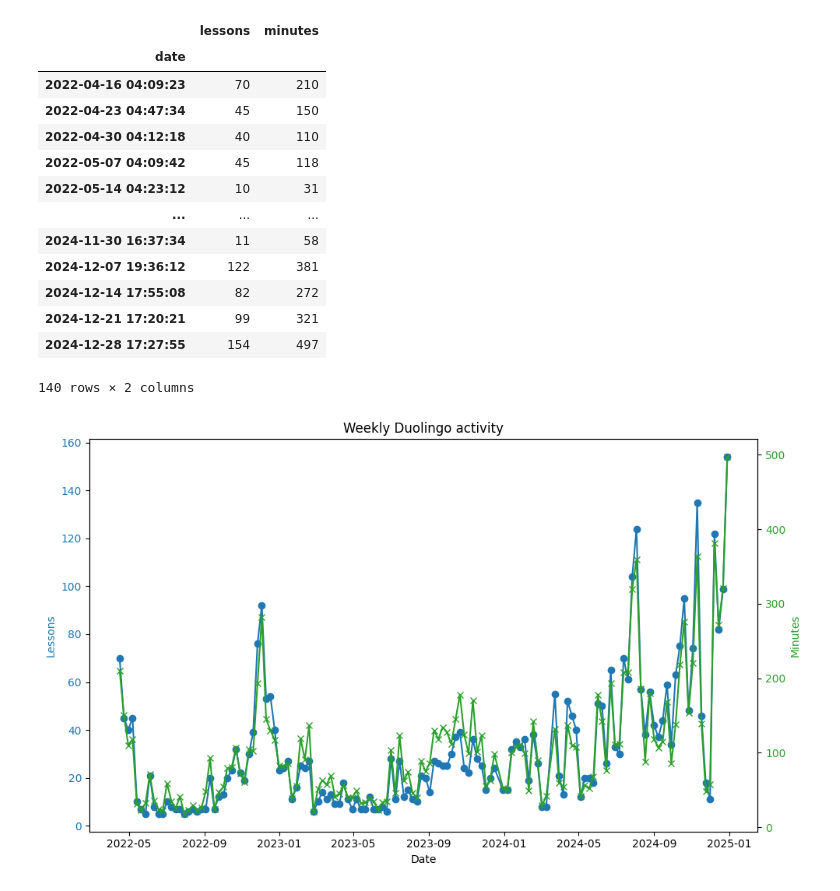
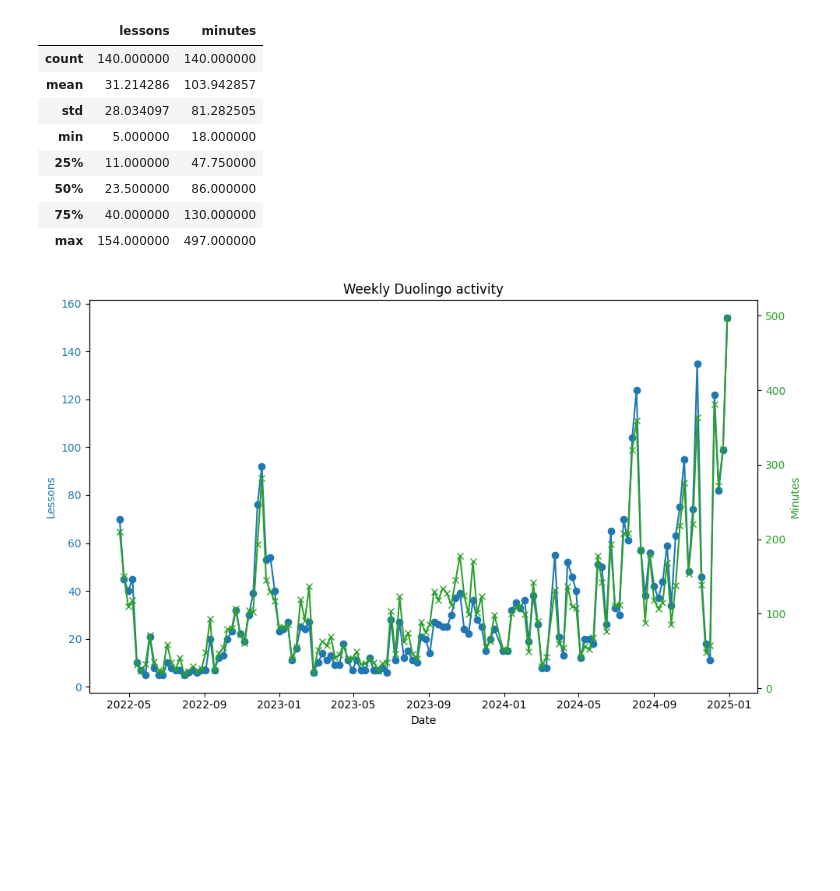
Before and after one commit to jannis-baum/duolingo-stats, a Jupyter notebook: stats.ipynb, the cells around one changed output. Drawn from its saved outputs; the diff is of its cells as text; code cells hidden in the pictures; blank space fills up the shorter version.

```diff
--- a/stats.ipynb
+++ b/stats.ipynb
@@ -38,47 +39,42 @@ directory = 'emails'
 data = list()
 for filename in os.listdir(directory):
     if not filename.endswith('.eml'):
         continue
     path = os.path.join(directory, filename)
 
     with open(path, 'r') as eml_file:
         msg = email.message_from_file(eml_file)
 
     if not 'duolingo' in msg['From'].casefold():
         continue
 
     for part in msg.walk():
         if part.get_content_type() != 'text/html':
             continue
         if part.get('Content-Transfer-Encoding') != 'base64':
             continue
         content = base64.b64decode(part.get_payload()).decode()
 
         try:
             result = next((result for parser in parsers if (result := parser(content))))
         except StopIteration:
             continue
         result['date'] = datetime.strptime(msg['date'], '%a, %d %b %Y %H:%M:%S +0000')
         data.append(result)
         break
 
 df = pd.DataFrame(data).set_index('date').sort_index()
-df
+df.describe()
 # %% [output]
 |  | lessons | minutes |
-| date |  |  |
-| 2022-04-16 04:09:23 | 70 | 210 |
-| 2022-04-23 04:47:34 | 45 | 150 |
-| 2022-04-30 04:12:18 | 40 | 110 |
-| 2022-05-07 04:09:42 | 45 | 118 |
-| 2022-05-14 04:23:12 | 10 | 31 |
-| ... | ... | ... |
-| 2024-11-30 16:37:34 | 11 | 58 |
-| 2024-12-07 19:36:12 | 122 | 381 |
-| 2024-12-14 17:55:08 | 82 | 272 |
-| 2024-12-21 17:20:21 | 99 | 321 |
-| 2024-12-28 17:27:55 | 154 | 497 |
+| count | 140.000000 | 140.000000 |
+| mean | 31.214286 | 103.942857 |
+| std | 28.034097 | 81.282505 |
+| min | 5.000000 | 18.000000 |
+| 25% | 11.000000 | 47.750000 |
+| 50% | 23.500000 | 86.000000 |
+| 75% | 40.000000 | 130.000000 |
+| max | 154.000000 | 497.000000 |
-140 rows × 2 columns
 # %%
 fig, ax1 = plt.subplots(figsize=(10, 6))
 
```
Also changed, not shown: parts of 1 cell of this notebook.
